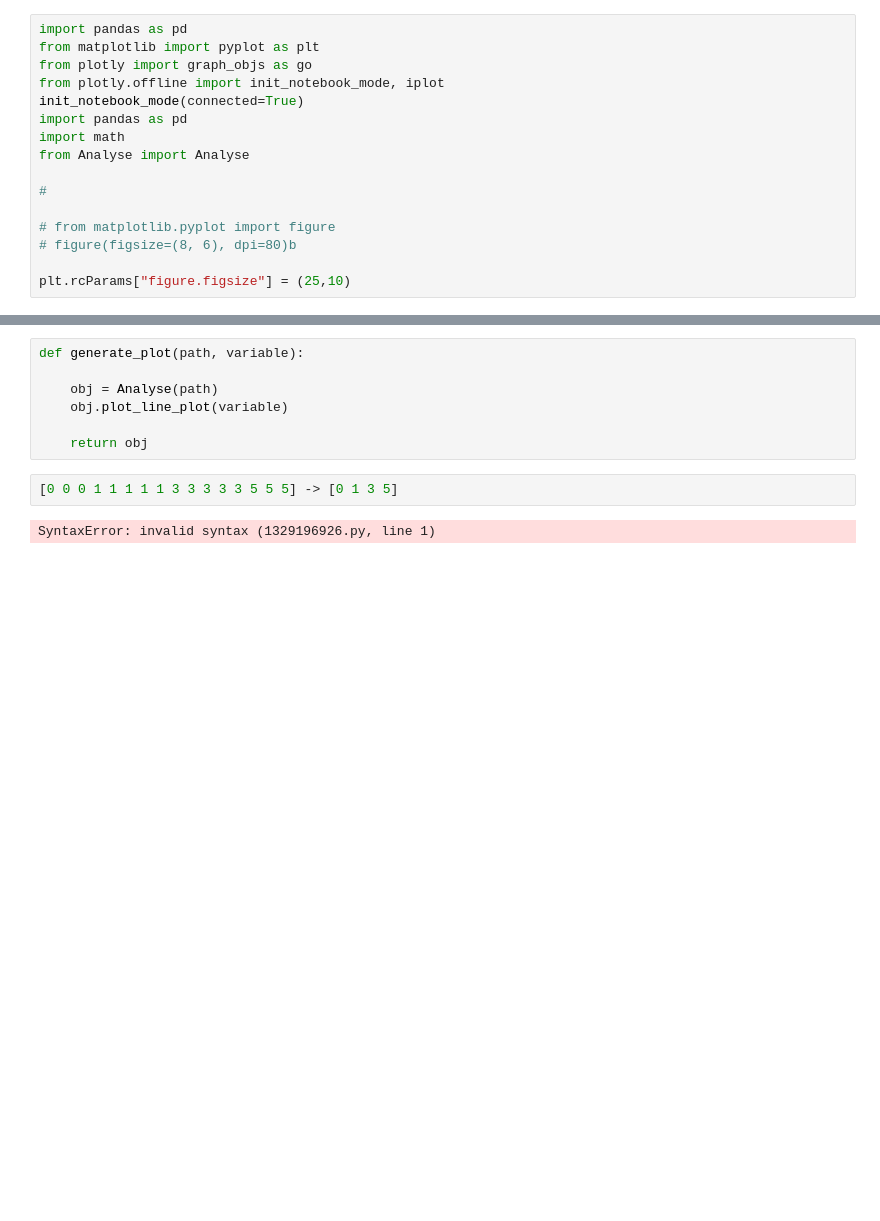
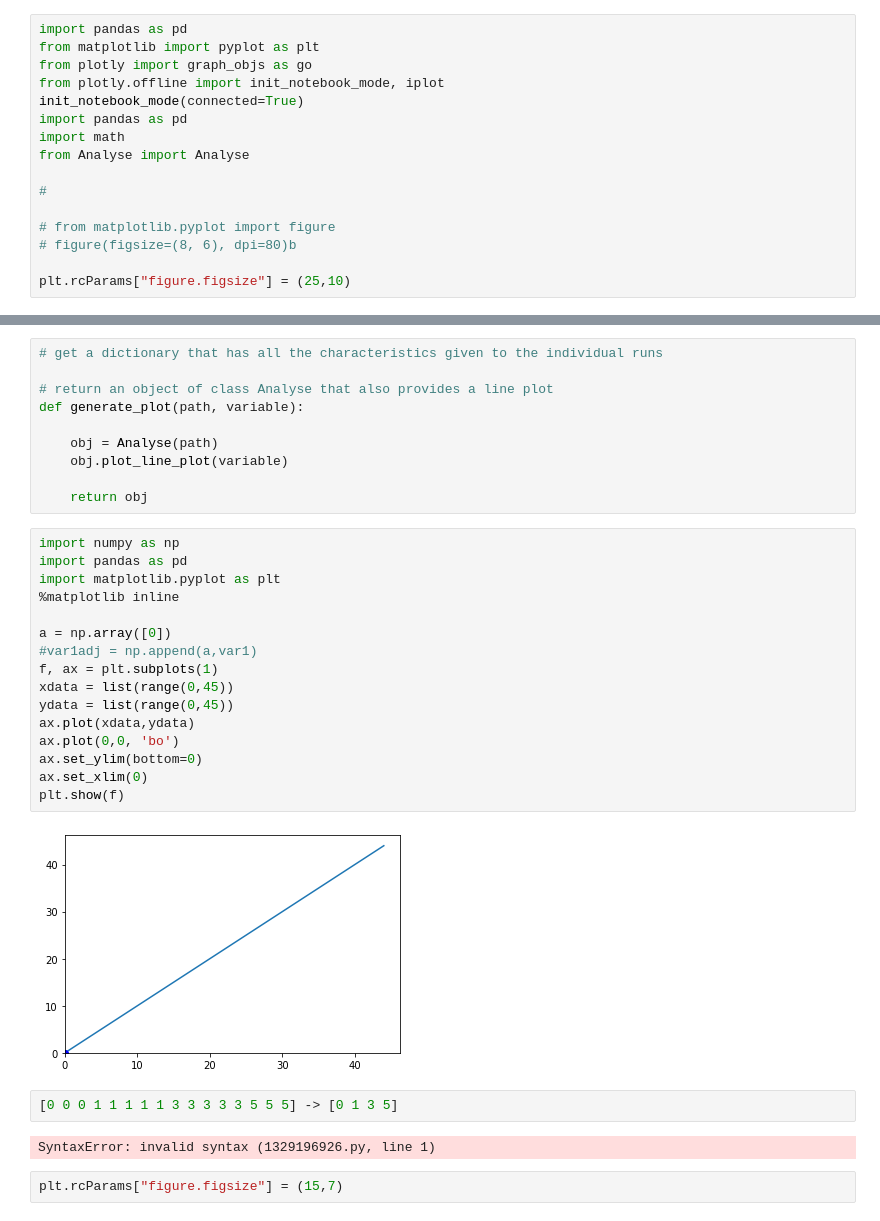
Before and after one commit to Shiv3901/Model_Tester, a Jupyter notebook: Experimental_Plots.ipynb, the cells around one changed output, grey strips where cells are left out. Saved outputs shown, nothing was run; the diff lists cells and outputs as text; blank space fills up the shorter version.

```diff
--- a/Experimental_Plots.ipynb
+++ b/Experimental_Plots.ipynb
@@ -139,16 +166,39 @@ class Analyse:
 
         return res
 # %%
+# get a dictionary that has all the characteristics given to the individual runs
+
+# return an object of class Analyse that also provides a line plot
 def generate_plot(path, variable):
 
     obj = Analyse(path)
     obj.plot_line_plot(variable)
 
     return obj
+# %%
+import numpy as np
+import pandas as pd
+import matplotlib.pyplot as plt
+%matplotlib inline
+
+a = np.array([0])
+#var1adj = np.append(a,var1)
+f, ax = plt.subplots(1)
+xdata = list(range(0,45))
+ydata = list(range(0,45))
+ax.plot(xdata,ydata)
+ax.plot(0,0, 'bo')
+ax.set_ylim(bottom=0)
+ax.set_xlim(0)
+plt.show(f)
+# %% [output]
+[figure, added]
 # %%
 [0 0 0 1 1 1 1 1 3 3 3 3 3 5 5 5] -> [0 1 3 5]
 # %% [output]
 SyntaxError: invalid syntax (1329196926.py, line 1)
+# %%
+plt.rcParams["figure.figsize"] = (15,7)
 # %%
 acceleration_analysis = generate_plot("acceleration_data.csv", "acceleration")
 # %% [output]
```
Also changed, not shown: parts of 7 cells of this notebook, 5 other files.
